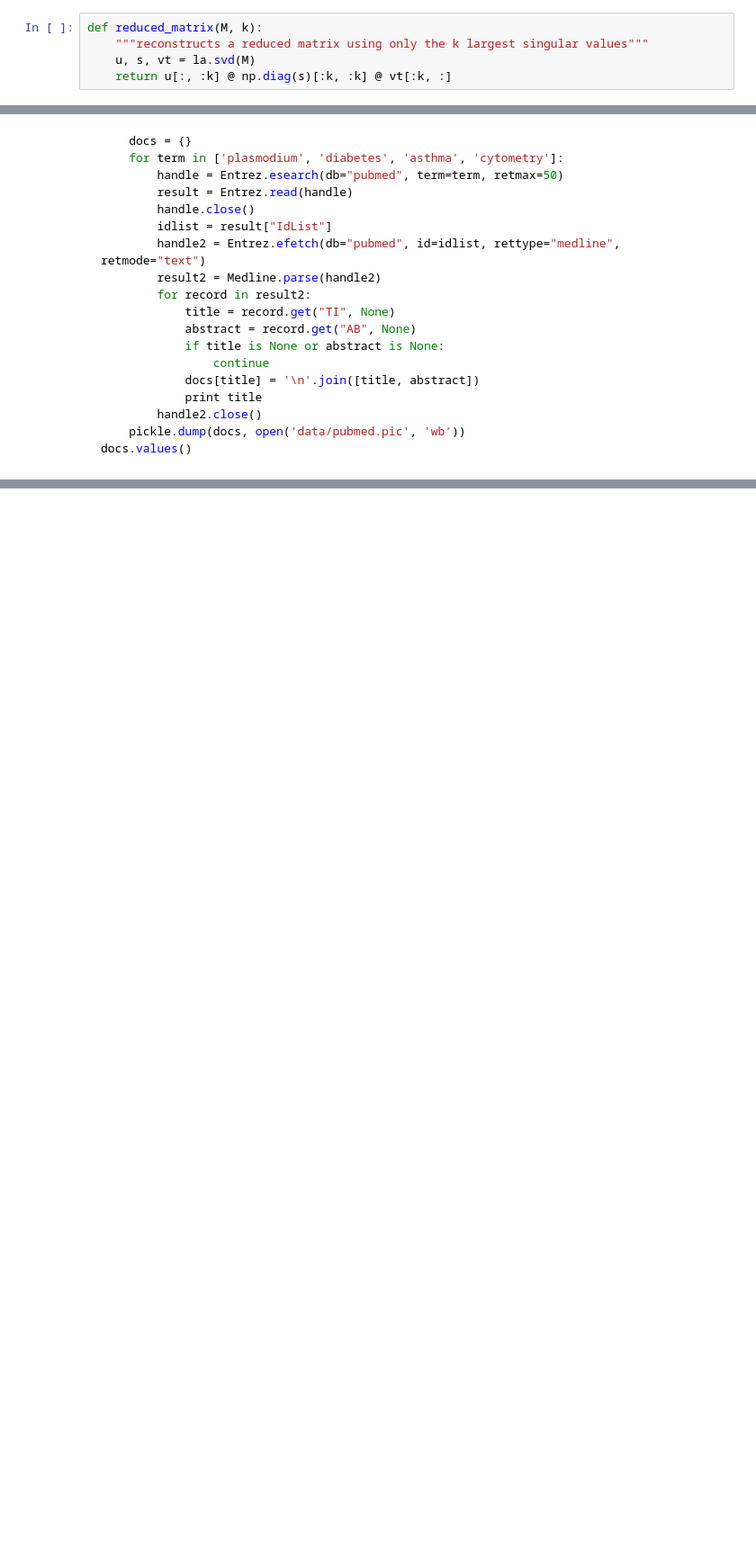
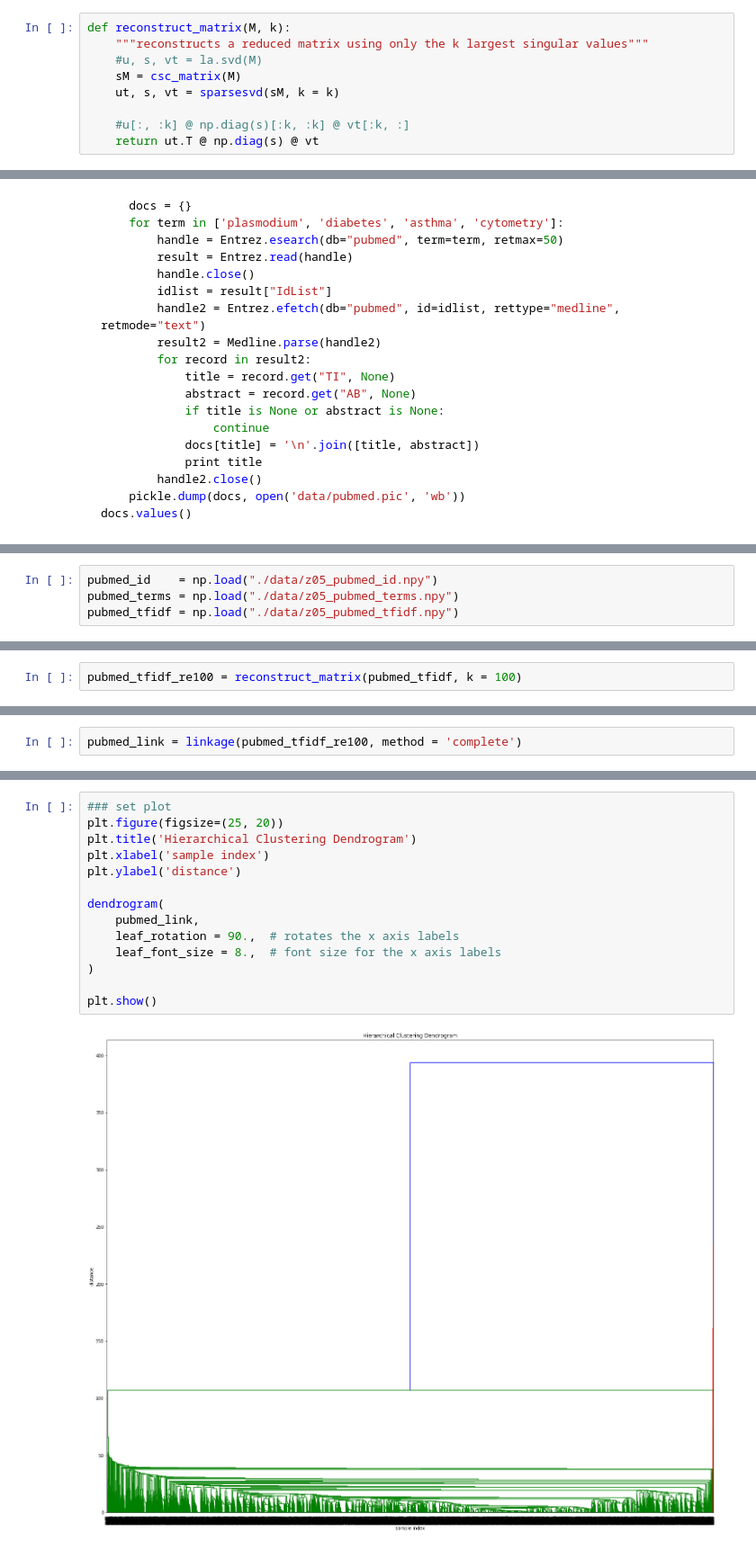
Before and after one commit to clintko/Duke_BIOS823_BigData_v2, a Jupyter notebook: Z05_SVD_kuei.ipynb, the cells around one changed output, grey strips where cells are left out. Shown: that part at 90% size. Cells and saved outputs as stored; diff of their text form; blank space fills up the shorter version.

```diff
--- a/Z05_SVD_kuei.ipynb
+++ b/Z05_SVD_kuei.ipynb
@@ -525,10 +569,14 @@ M = np.array([[1, 0, 0, 1, 0, 0, 0, 0, 0],
 # %% [markdown]
 implement function
 # %%
-def reduced_matrix(M, k):
+def reconstruct_matrix(M, k):
     """reconstructs a reduced matrix using only the k largest singular values"""
-    u, s, vt = la.svd(M)
-    return u[:, :k] @ np.diag(s)[:k, :k] @ vt[:k, :]
+    #u, s, vt = la.svd(M)
+    sM = csc_matrix(M)
+    ut, s, vt = sparsesvd(sM, k = k)
+
+    #u[:, :k] @ np.diag(s)[:k, :k] @ vt[:k, :]
+    return ut.T @ np.diag(s) @ vt
 # %% [markdown]
 ## <a name = "Q32"></a> Q32. Apply the function you just wrote to the following term-frequency matrix for a set of $9$ documents using $k=2$ and print the reconstructed matrix $M'$.
 [Back to Question 03](#Q03)
@@ -731,0 +866,4 @@ docs.values()
+# %%
+pubmed_id    = np.load("./data/z05_pubmed_id.npy")
+pubmed_terms = np.load("./data/z05_pubmed_terms.npy")
+pubmed_tfidf = np.load("./data/z05_pubmed_tfidf.npy")
@@ -731,0 +880,2 @@ docs.values()
+# %%
+pubmed_tfidf_re100 = reconstruct_matrix(pubmed_tfidf, k = 100)
@@ -731,0 +884,2 @@ docs.values()
+# %%
+pubmed_link = linkage(pubmed_tfidf_re100, method = 'complete')
@@ -731,0 +888,16 @@ docs.values()
+# %%
+### set plot
+plt.figure(figsize=(25, 20))
+plt.title('Hierarchical Clustering Dendrogram')
+plt.xlabel('sample index')
+plt.ylabel('distance')
+
+dendrogram(
+    pubmed_link,
+    leaf_rotation = 90.,  # rotates the x axis labels
+    leaf_font_size = 8.,  # font size for the x axis labels
+)
+
+plt.show()
+# %% [output]
+[figure, added]
```
Also changed, not shown: parts of 66 cells of this notebook.
